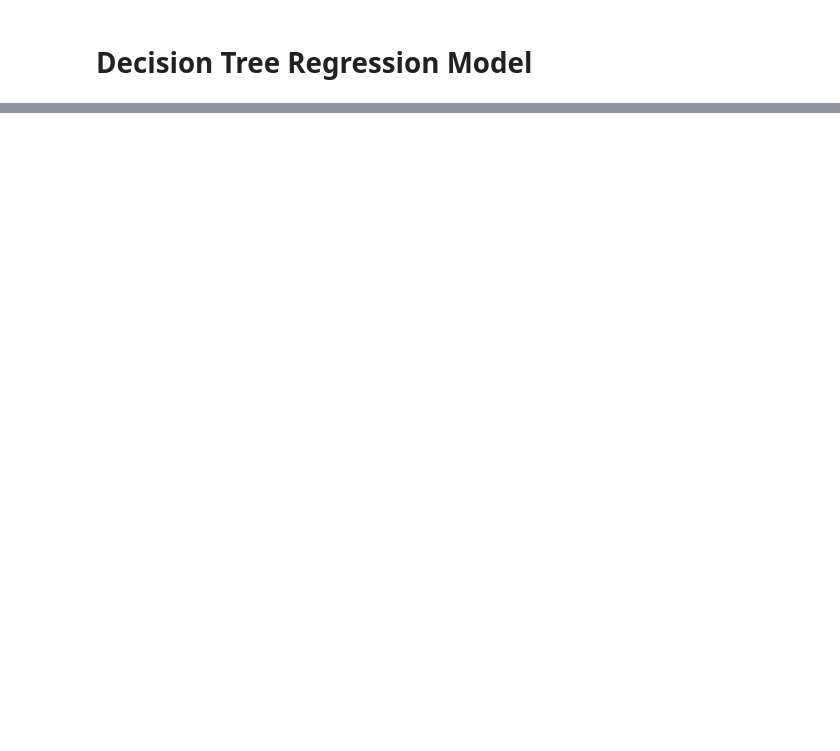
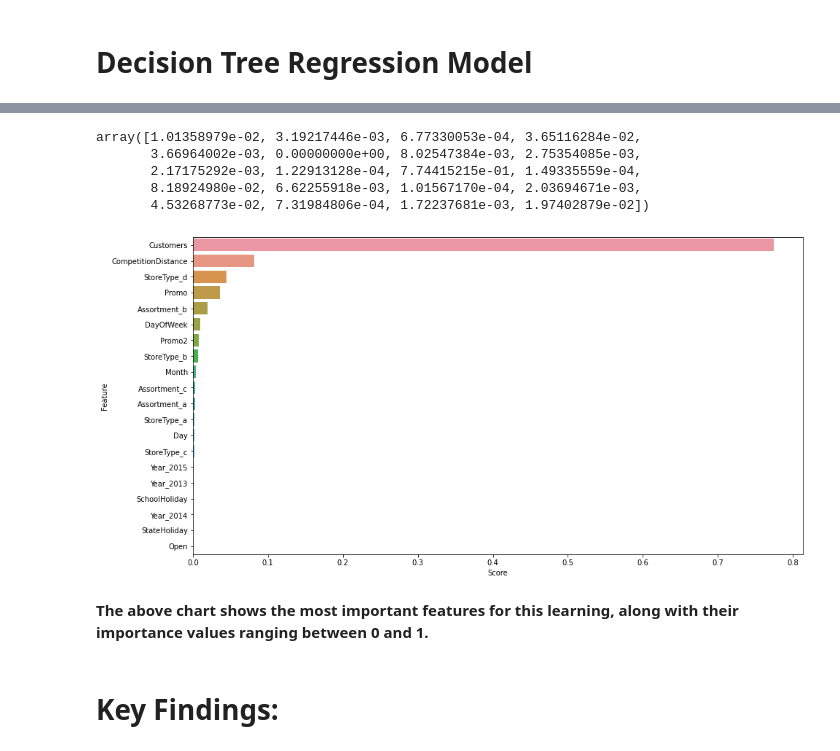
Before and after one commit to vinayakpotdar2114/Capstone-Project-2-Sales-Prediction-Rossmann-Sales-Prediction, a Jupyter notebook: Sales_Prediction_Rossmann_Sales_Prediction_Capstone_2.ipynb, the cells around one changed output, grey strips where cells are left out. Drawn from its saved outputs; the diff is of its cells as text; code cells hidden in the pictures; blank space fills up the shorter version.

```diff
--- a/Sales_Prediction_Rossmann_Sales_Prediction_Capstone_2.ipynb
+++ b/Sales_Prediction_Rossmann_Sales_Prediction_Capstone_2.ipynb
@@ -784,6 +784,6 @@ Test Performance MAPE 14.45317990184132
 # Lasso Regression
 # %%
 # Lasso Regression
-lasso = Lasso()
 lasso  = Lasso(alpha=0.02 , fit_intercept=False, normalize=True)
-lasreg=lasso.fit(X_train, y_train)
+lasso.fit(X_train, y_train)
+Performance(lasso)
@@ -800,5 +799,5 @@ Test Performance MAPE 14.453373292368719
 # %%
 # Tried a different alpha value of 0.1
-lasso = Lasso()
-lasso  = Lasso(alpha=0.1 , fit_intercept=False, normalize=True)
-lasreg=lasso.fit(X_train, y_train)
+lasso  = Lasso(alpha=0.03 , fit_intercept=False, normalize=True)
+lasso.fit(X_train, y_train)
+Performance(lasso)
@@ -850,0 +913,21 @@ Test Performance MAPE 7.244466207238067
+# %%
+tree_regressor.feature_importances_
+# %% [output]
+array([1.01358979e-02, 3.19217446e-03, 6.77330053e-04, 3.65116284e-02,
+       3.66964002e-03, 0.00000000e+00, 8.02547384e-03, 2.75354085e-03,
+       2.17175292e-03, 1.22913128e-04, 7.74415215e-01, 1.49335559e-04,
+       8.18924980e-02, 6.62255918e-03, 1.01567170e-04, 2.03694671e-03,
+       4.53268773e-02, 7.31984806e-04, 1.72237681e-03, 1.97402879e-02])
+# %%
+feature_importance = pd.DataFrame({'Feature':independent_variables,
+                                   'Score':tree_regressor.feature_importances_}).sort_values(by='Score', ascending=False).reset_index(drop=True)
+# %%
+fig, ax = plt.subplots(figsize=(15,8))
+ax = sns.barplot(x=feature_importance['Score'], y=feature_importance['Feature'])
+plt.show()
+# %% [output]
+[figure, added]
+# %% [markdown]
+**The above chart shows the most important features for this learning, along with their importance values ranging between 0 and 1.**
+# %% [markdown]
+# **Key Findings:**
```
Also changed, not shown: parts of 18 cells of this notebook.
